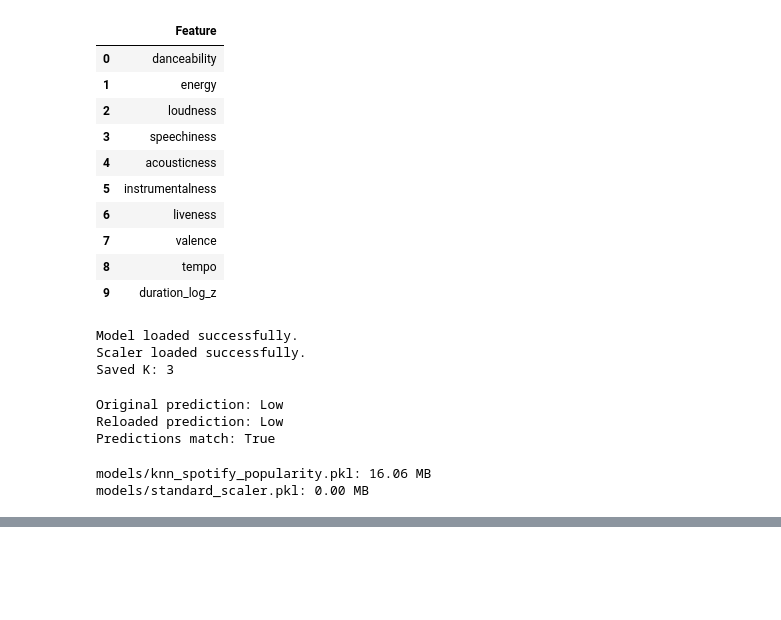
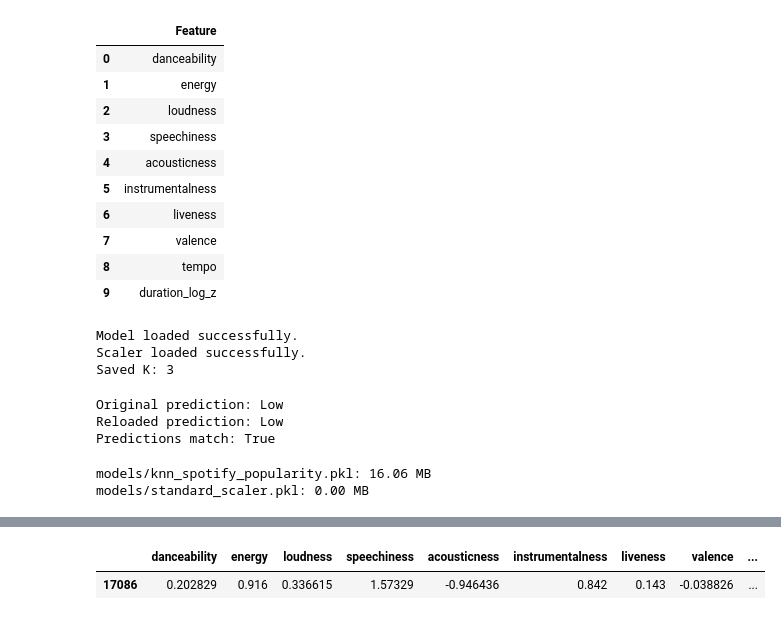
Before and after one commit to Pralishatripathy000/ml-knn, a Jupyter notebook: notebook.ipynb, the cells around one changed output, grey strips where cells are left out. Saved outputs shown, nothing was run; the diff lists cells and outputs as text; code cells hidden in the pictures; blank space fills up the shorter version.

```diff
--- a/notebook.ipynb
+++ b/notebook.ipynb
@@ -1851,0 +1866,9 @@ models/standard_scaler.pkl: 0.00 MB
+# %%
+# Select one unseen track from the original test dataset
+
+sample_track = X_test.iloc[[0]].copy()
+
+sample_track
+# %% [output]
+|  | danceability | energy | loudness | speechiness | acousticness | instrumentalness | liveness | valence | ... |
+| 17086 | 0.202829 | 0.916 | 0.336615 | 1.57329 | -0.946436 | 0.842 | 0.143 | -0.038826 | ... |
```
Also changed, not shown: parts of 9 cells of this notebook, 1 other file.
